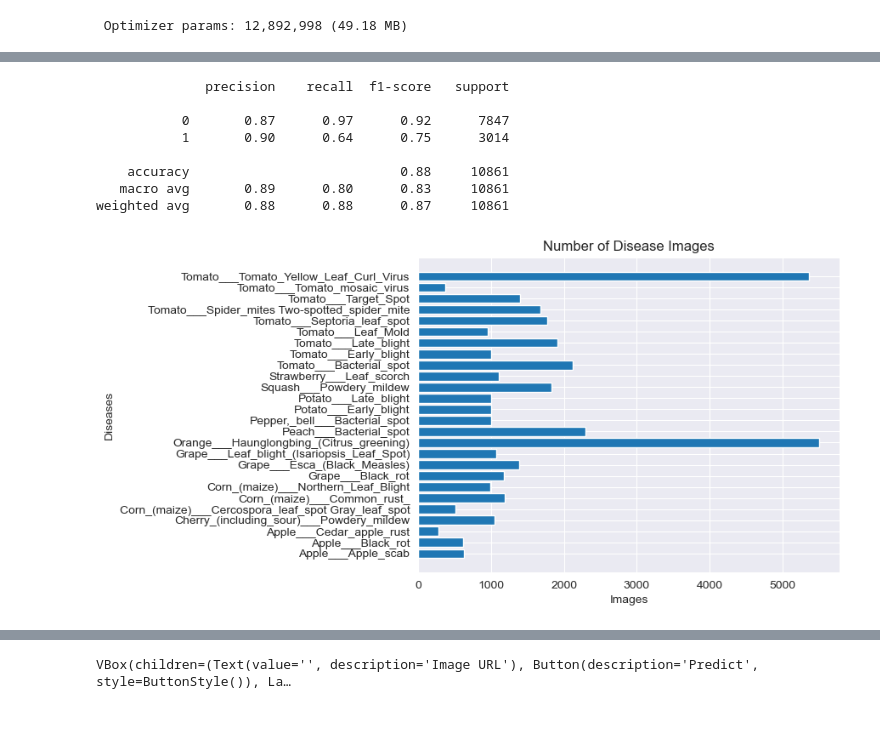
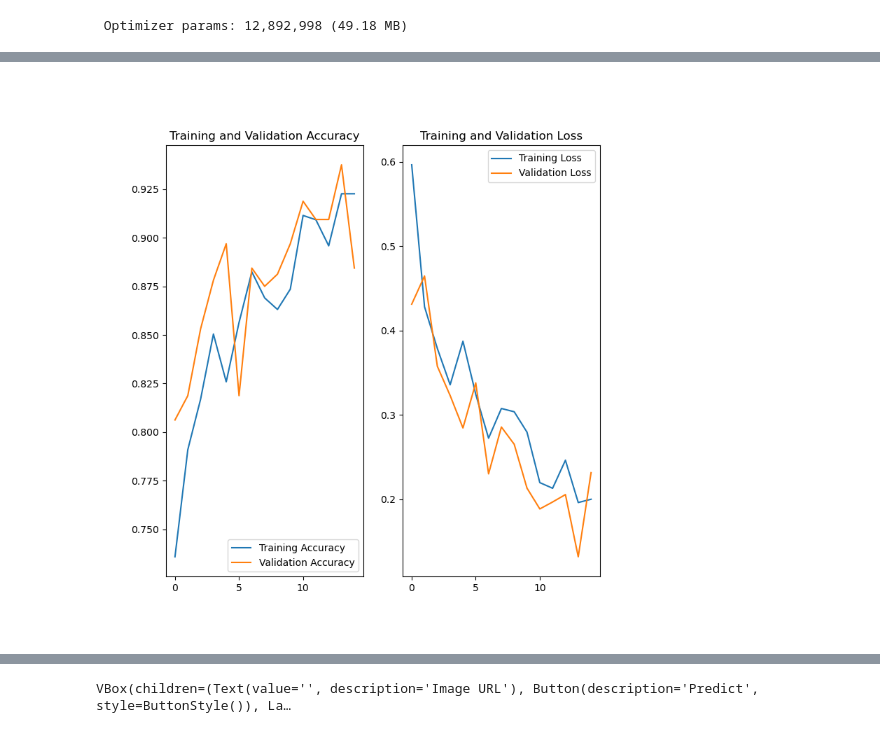
Before and after one commit to QuasimodoDragon/crop-disease-detection, a Jupyter notebook: disease-detection.ipynb, the cells around one changed output, grey strips where cells are left out. Drawn from its saved outputs; the diff is of its cells as text; code cells hidden in the pictures.

Commit message:
Move all model code to model Python file. Create figure images to display in app.

```diff
--- a/disease-detection.ipynb
+++ b/disease-detection.ipynb
@@ -232,12 +42,0 @@ plt.show()
-# %%
-# Print a classification report
-print(classification_report(correct_labels, predicted_labels))
-# %% [output]
-              precision    recall  f1-score   support
-
-           0       0.87      0.97      0.92      7847
-           1       0.90      0.64      0.75      3014
-
-    accuracy                           0.88     10861
-   macro avg       0.89      0.80      0.83     10861
-weighted avg       0.88      0.88      0.87     10861
@@ -253,10 +43,5 @@ for child in diseased_dir.iterdir():
-# %%
-# Bar chart code referenced from https://www.geeksforgeeks.org/bar-plot-in-matplotlib/
-# Create a horizontal bar chart for the number of disease images
-plt.barh(diseases, num_images)
-plt.title('Number of Disease Images')
-plt.ylabel('Diseases')
-plt.xlabel('Images')
-plt.show()
-# %% [output]
-[figure, removed]
+# %%
+train_loss = Image.open('figures/train_loss.png')
+display(train_loss)
+# %% [output]
+[figure, added]
```
Also changed, not shown: parts of 23 cells of this notebook, 6 other files.
